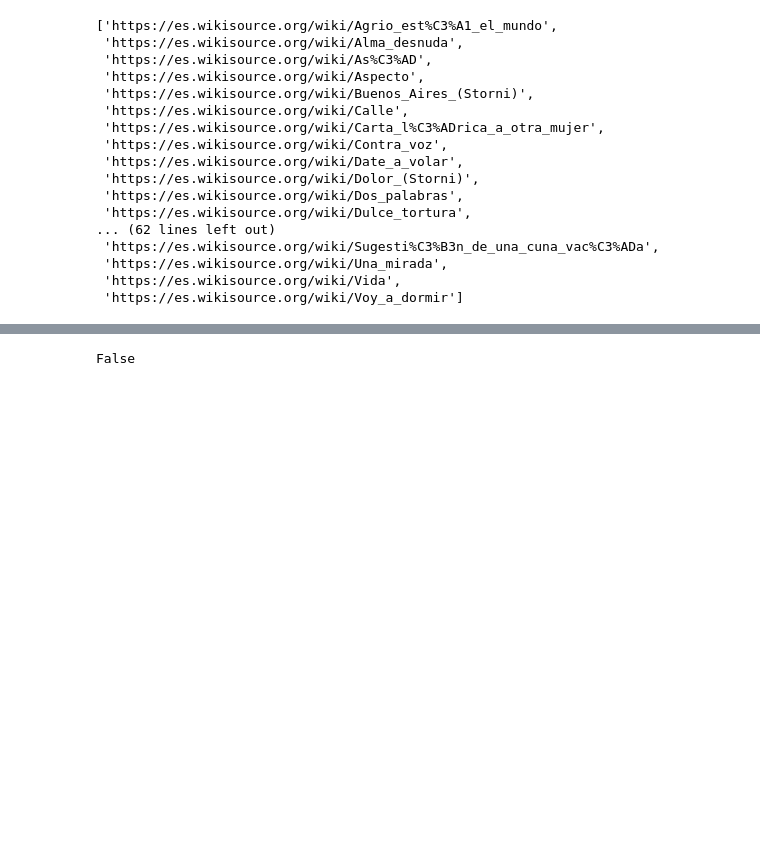
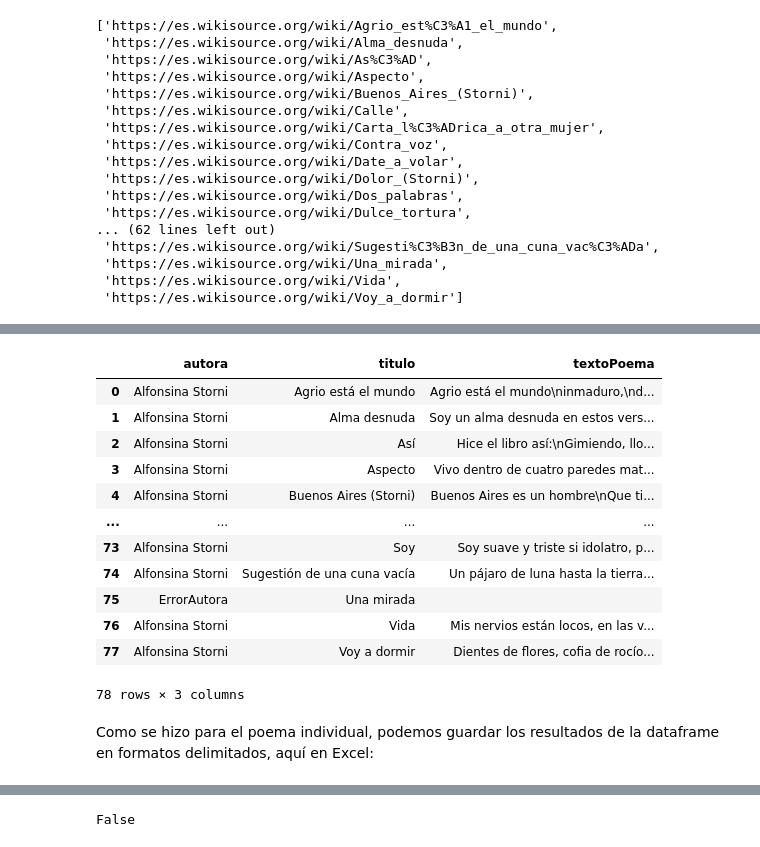
Before and after one commit to HD-aula-Literatura/II-2-scraping, a Jupyter notebook: 02-extraccion-con-python/01-extraccion-desde-html.ipynb, the cells around one changed output, grey strips where cells are left out. Saved outputs shown, nothing was run; the diff lists cells and outputs as text; code cells hidden in the pictures; blank space fills up the shorter version.

Commit message:
extracción con Python primera versión completa

```diff
--- a/02-extraccion-con-python/01-extraccion-desde-html.ipynb
+++ b/02-extraccion-con-python/01-extraccion-desde-html.ipynb
@@ -443,0 +422,35 @@ https://es.wikisource.org/wiki/Voy_a_dormir
+# %%
+autoras = []
+titulos = []
+textos = []
+
+for hp in html_poemas:
+    arbol = BeautifulSoup(hp)
+    # extracción autora
+    try:
+        autora = arbol.find("span", attrs={"class": "ws-author"}).get_text().strip()
+    except AttributeError:
+        autora = "ErrorAutora"
+    autoras.append(autora)
+    # extracción título
+    try:
+        titulo = arbol.find("title").get_text().strip().replace(" - Wikisource", "")
+    except AttributeError:
+        titulo = "ErrorTitulo"
+    titulos.append(titulo)
+    # extracción texto poema
+    divs_poema = arbol.find_all("div", ["poem", "verse"])
+    texto_poema = []
+    #  puede haber más de un <div> con texto del poema; los recorremos aquí
+    for parte in divs_poema:
+        try:
+            # extraer el texto de cada div
+            texto_parte_bruto = parte.find(["p", "span"]).get_text()
+            texto_versos = texto_parte_bruto.split("\n")
+            texto_parte = [verso.strip() for verso in texto_versos]
+        except (IndexError, AttributeError):
+            texto_parte = ["ErrorTexto"]
+        # añadir el texto de cada div al texto total del poema
+        texto_poema.append("\n".join(texto_parte))
+    # añadir el texto total del poema a la lista de textos para toda la colección
+    textos.append("\n".join(texto_poema))
@@ -443,0 +465,26 @@ https://es.wikisource.org/wiki/Voy_a_dormir
+# %%
+import pandas as pd
+
+datos = {"autora": autoras,
+         "titulo": titulos,
+         "textoPoema": textos}
+
+df = pd.DataFrame(datos)
+# %%
+df
+# %% [output]
+|  | autora | titulo | textoPoema |
+| 0 | Alfonsina Storni | Agrio está el mundo | Agrio está el mundo\ninmaduro,\nd... |
+| 1 | Alfonsina Storni | Alma desnuda | Soy un alma desnuda en estos vers... |
+| 2 | Alfonsina Storni | Así | Hice el libro así:\nGimiendo, llo... |
+| 3 | Alfonsina Storni | Aspecto | Vivo dentro de cuatro paredes mat... |
+| 4 | Alfonsina Storni | Buenos Aires (Storni) | Buenos Aires es un hombre\nQue ti... |
+| ... | ... | ... | ... |
+| 73 | Alfonsina Storni | Soy | Soy suave y triste si idolatro, p... |
+| 74 | Alfonsina Storni | Sugestión de una cuna vacía | Un pájaro de luna hasta la tierra... |
+| 75 | ErrorAutora | Una mirada |  |
+| 76 | Alfonsina Storni | Vida | Mis nervios están locos, en las v... |
+| 77 | Alfonsina Storni | Voy a dormir | Dientes de flores, cofia de rocío... |
+78 rows × 3 columns
+# %% [markdown]
+Como se hizo para el poema individual, podemos guardar los resultados de la dataframe en formatos delimitados, aquí en Excel:
```
Also changed, not shown: parts of 24 cells of this notebook, 4 other files.
